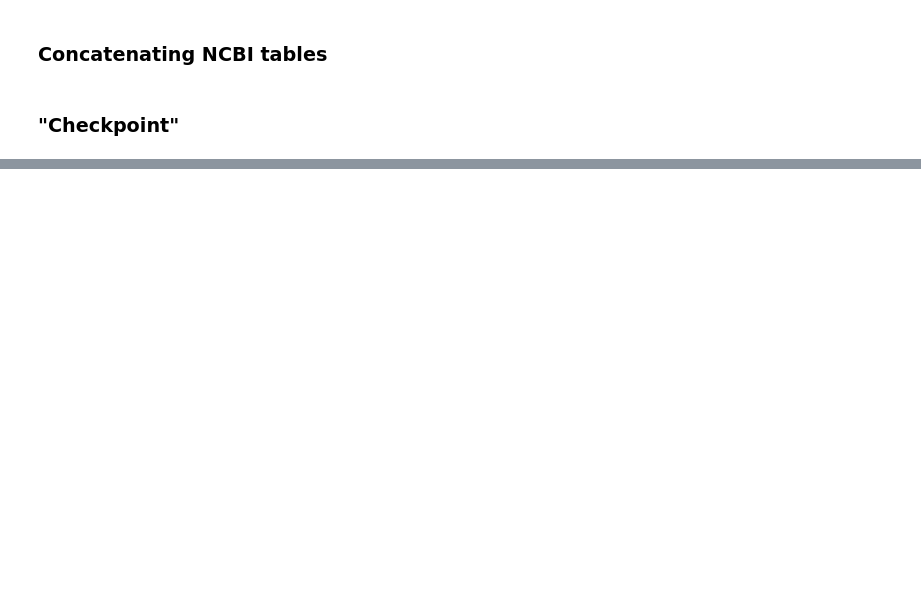
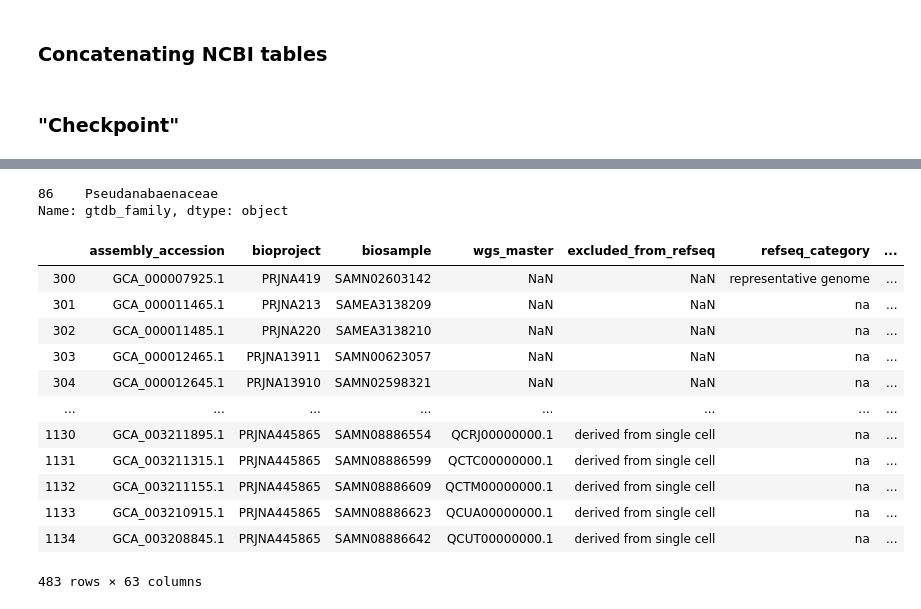
Before and after one commit to vinisalazar/SynechococcusGT, a Jupyter notebook: code/metadata_and_input_creation.ipynb, the cells around one changed output, grey strips where cells are left out. Saved outputs shown, nothing was run; the diff lists cells and outputs as text; code cells hidden in the pictures; blank space fills up the shorter version.

```diff
--- a/code/metadata_and_input_creation.ipynb
+++ b/code/metadata_and_input_creation.ipynb
@@ -105,8 +105,7 @@ df.to_csv("../data/metadata.csv", index=False)
 ### "Checkpoint"
 # %%
 # Add labels from existing file
-df = pd.read_csv("../data/metadata.csv")
-df = df.iloc[:, :-1]
+df = pd.read_csv("../data/misc/metadata_v0.csv")
 labels = pd.read_csv("../data/misc/labels.tsv", sep="\t")
 labels.columns = ("filename", "label")
 labels['filename'] = labels['filename'].str.split("_genomic", expand=True).iloc[:, 0]
@@ -143,7 +136,10 @@ def fill_rank(row, rank='genus'):
             if ranks[rank] < 2:
                 label = str(row[f'gtdb_{rank}'])
             else:
-                label = str(row['infraspecific_name'])
+                if row['isolate'] != row['isolate']:
+                    label = str(row['infraspecific_name'])
+                else:
+                    label = str(row['isolate'])
     else:
         if ranks[rank] == 2:
             label = str(row['infraspecific_name'])
@@ -191,13 +228,11 @@ dst = "../data/aai/synechococcus_input/"
 # %%
+df = pd.read_csv("../data/misc/metadata_v1.csv")
+
 # Creating GTT input
 df = df[df['quality_filter']].drop_duplicates("label")
 df['protein_filename'] = df['proteins_path'].apply(lambda s: path.basename(s))
 df['proteins_path'] = df['proteins_path'].str.replace("../data", "../")
 df['gtt_label'] = df['label'] + " # " + df['assembly_accession']
 
-remove_from_gtt = ["PCC-7407", "Gloeomargarita", "kilaueensis", "CACIAM-69", "RSCC"]
-df = df[~df.index.isin(df[df['label'].apply(lambda s: any(i for i in remove_from_gtt if i in s))].index)]
-
-# Exporting
-df['proteins_path'].to_csv("../data/gtt/1072_input.txt", index=False, header=False)
-df[['protein_filename', 'gtt_label']].to_csv("../data/gtt/1072_labels.tsv", sep="\t", index=False, header=False)
+remove_from_gtt = ["PCC-7407", "Gloeomargarita", "kilaueensis", "CACIAM-69", "RSCC", "Gloeocapsa", "Prochloraceae", "Phormidiaceae_A"]
+df = df[~df.index.isin(df[df['gtt_label'].apply(lambda s: any(i for i in remove_from_gtt if i in s))].index)]
@@ -207,0 +327,21 @@ df.shape
+# %%
+df[df['is_synecho'] & (df['gtdb_order'] == 'Pseudanabaenales')]['gtdb_family']
+# %% [output]
+86    Pseudanabaenaceae
+Name: gtdb_family, dtype: object
+# %%
+df[~df['is_synecho'] & (df['gtdb_order'] == 'Synechococcales') & (df["gtdb_genus"] != "Prochlorothrix")]
+# %% [output]
+|  | assembly_accession | bioproject | biosample | wgs_master | excluded_from_refseq | refseq_category | ... |
+| 300 | GCA_000007925.1 | PRJNA419 | SAMN02603142 | NaN | NaN | representative genome | ... |
+| 301 | GCA_000011465.1 | PRJNA213 | SAMEA3138209 | NaN | NaN | na | ... |
+| 302 | GCA_000011485.1 | PRJNA220 | SAMEA3138210 | NaN | NaN | na | ... |
+| 303 | GCA_000012465.1 | PRJNA13911 | SAMN00623057 | NaN | NaN | na | ... |
+| 304 | GCA_000012645.1 | PRJNA13910 | SAMN02598321 | NaN | NaN | na | ... |
+| ... | ... | ... | ... | ... | ... | ... | ... |
+| 1130 | GCA_003211895.1 | PRJNA445865 | SAMN08886554 | QCRJ00000000.1 | derived from single cell | na | ... |
+| 1131 | GCA_003211315.1 | PRJNA445865 | SAMN08886599 | QCTC00000000.1 | derived from single cell | na | ... |
+| 1132 | GCA_003211155.1 | PRJNA445865 | SAMN08886609 | QCTM00000000.1 | derived from single cell | na | ... |
+| 1133 | GCA_003210915.1 | PRJNA445865 | SAMN08886623 | QCUA00000000.1 | derived from single cell | na | ... |
+| 1134 | GCA_003208845.1 | PRJNA445865 | SAMN08886642 | QCUT00000000.1 | derived from single cell | na | ... |
+483 rows × 63 columns
```
Also changed, not shown: parts of 22 cells of this notebook, 2 other files.
